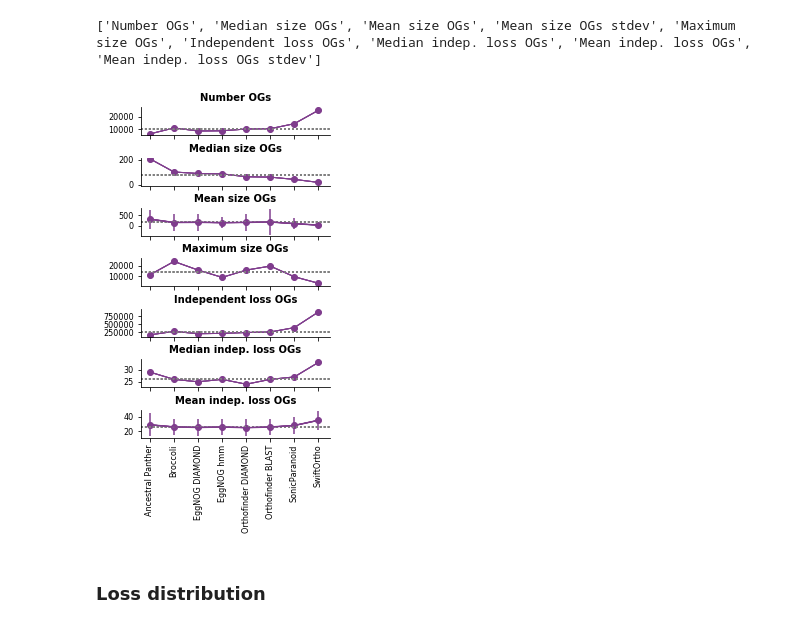
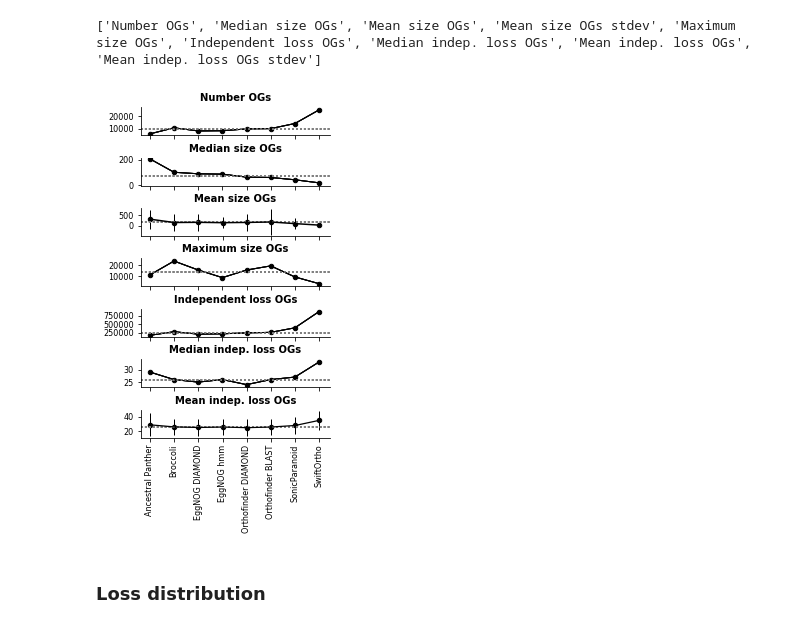
Before and after one commit to ESDeutekom/ComparingOrthologies, a Jupyter notebook: Manuscript_Plots.ipynb, the cells around one changed output. Saved outputs shown, nothing was run; the diff lists cells and outputs as text; code cells hidden in the pictures.

```diff
--- a/Manuscript_Plots.ipynb
+++ b/Manuscript_Plots.ipynb
@@ -39,8 +39,9 @@ def make_plot(stat, ax, ortho_data, ticks_on = "no"):
         values = list(ortho_data[stat].values())
         median = s.median(values)
 
-        ax.scatter(ogdef, value,color = '#7F3C8D')
-        ax.plot(ogdefs, values,color = '#7F3C8D', linewidth = 1, alpha = 0.5)
+        ax.scatter(ogdef, value,color = "black", s = 20) #'#7F3C8D'
+        if stat not in ['Mean size OGs', 'Mean indep. loss OGs']:
+            ax.plot(ogdefs, values,color = "black", linewidth = 1, alpha = 0.5) #'#7F3C8D'
         ax.axhline(median, linestyle = "dotted", color = '#808080')
         ax.set_title(stat, fontweight="bold", fontsize = 10)
         if ticks_on == "no":
@@ -70,36 +71,36 @@ og, val = make_plot(stats[2], ax2, ortho_data)
 stdev = []
 og_i = []
 for ogdef in og:
     stdev += [ortho_data[stats[3]][ogdef]]
     og_i += [og.index(ogdef)]
 ax2.errorbar(og_i, val,\
-            yerr = stdev, fmt="-", color = '#7F3C8D')
+            yerr = stdev, fmt="-", color = "black", elinewidth = 1, lw = 1.5)#'#7F3C8D'
 
 ax3 = fig.add_subplot(gs[3,0])
 make_plot(stats[4], ax3, ortho_data)
 
 ax4 = fig.add_subplot(gs[4,0])
 make_plot(stats[5], ax4, ortho_data)
 
 ax5 = fig.add_subplot(gs[5,0])
 make_plot(stats[6], ax5, ortho_data)
 
 ax6 = fig.add_subplot(gs[6,0])
 og2, val2 = make_plot(stats[7], ax6, ortho_data, ticks_on = True)
 stdev2 = []
 og_i2 = []
 for ogdef in og2:
     stdev2 += [ortho_data[stats[8]][ogdef]]
     og_i2 += [og.index(ogdef)]
 ax6.errorbar(og_i2, val2,\
-            yerr = stdev2, fmt="-", color = '#7F3C8D')
+            yerr = stdev2, fmt="-", color = "black", elinewidth = 1, lw =1.25)#'#7F3C8D'
 plt.subplots_adjust(hspace=0.8, wspace = 0.3)
 
 
 file_name='./Figures/Manuscript/stats_LECA.pdf'
 plt.savefig(file_name, bbox_inches = 'tight',pad_inches = 0.05, format = 'pdf',transparent = True)
 # %% [output]
-[figure, old version]
+[figure, new version]
 # %% [markdown]
 ### Loss distribution
 # %%
```
Also changed, not shown: parts of 2 cells of this notebook.
